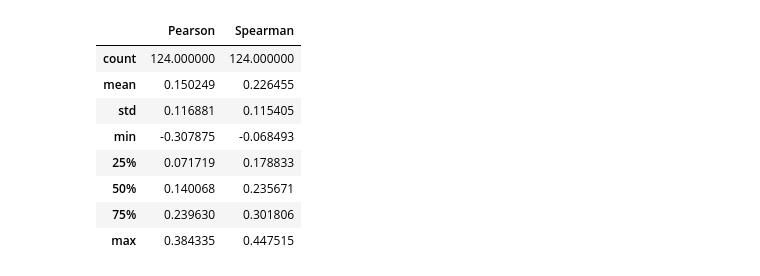
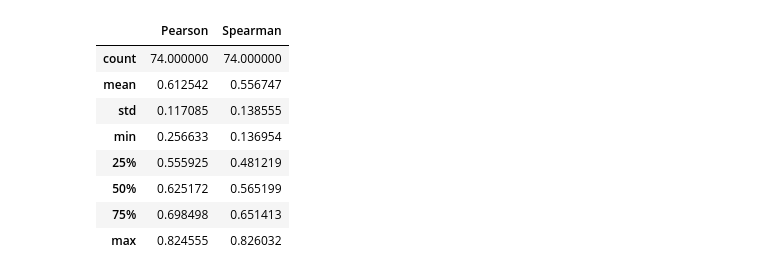
Before and after one commit to kamiseko/factor-test, a Jupyter notebook: OLS to test factor script.ipynb, the cells around one changed output. Cells and saved outputs as stored; diff of their text form; code cells hidden in the pictures.

```diff
--- a/OLS to test factor script.ipynb
+++ b/OLS to test factor script.ipynb
@@ -67,0 +79,6 @@ filenameVOLUME = 'LZ_GPA_QUOTE_TVOLUME.csv'               # 成交量
+# %%
+#
+filenameAroon = 'Aroon_Allstocks.csv'
+filenameDDA20 = 'Own_Factor_DDA-20d.csv' # DDA二十天均值   2012-2016 Cum return 2.2(group0), - 0.6(group9) monotonicity: Perfect
+filenameIDIVOL = 'Own_Factor_Idiosyncratic_Volatility.csv' # 特异常波动率
+filenamePPO ='LZ_GPA_DERI_PPO.csv' #
@@ -68,8 +87,13 @@ filenameVOLUME = 'LZ_GPA_QUOTE_TVOLUME.csv'               # 成交量
 # %%
 # Constants
+# some useful parameters
+startTime =  datetime.strptime('20110101', '%Y%m%d')
+endTime = datetime.strptime('20170228', '%Y%m%d')
+
 path = ff.data_path
 timeStampNum = 2500
 thresholdNum = 0.2
-HSIndex='000300.SH'
+HSIndex='000300.SH' # HS300 index code
+ZZ500Index = '000905.SH' #   ZZ500 index code
 # %%
 # Several dictionaries for different sorts of factors
@@ -99,5 +130,5 @@ benchMarkData = pd.read_csv(path+filenameHS300,infer_datetime_format=True,parse_
 # %%
-LFCAPDF = np.log(ff.getData(filenameFCAP, timeStampNum, thresholdNum))
+LFCAPDF = np.log10(ff.getData(filenameFCAP, thresholdNum, startTime , endTime))
 # %%
 endOfMonthList = ff.getLastDayOfMonth(LFCAPDF.index)[1]
 # %%
@@ -201,15 +309,16 @@ dtype: bool
 # %%
-turnOver = pd.read_csv(path+filenameTURNOVER1M,infer_datetime_format=True,parse_dates=[0],index_col=0)[-timeStampNum-1:-5]
-illq = pd.read_csv(path+filenameRV1Y,infer_datetime_format=True,parse_dates=[0],index_col=0)[-timeStampNum-1:-5]
+# calculate correlation between two factors
+turnOver = pd.read_csv(path+filenameMOM1M,infer_datetime_format=True,parse_dates=[0],index_col=0).loc[startTime:endTime]
+illq = pd.read_csv(path+filenamePPO,infer_datetime_format=True,parse_dates=[0],index_col=0).loc[startTime:endTime]
 correlationDF = ff.showCorrelation(turnOver,illq, endOfMonthList, filterdic = None).astype(float)
 correlationDF.describe()
 # %% [output]
 |  | Pearson | Spearman |
-| count | 124.000000 | 124.000000 |
-| mean | 0.150249 | 0.226455 |
-| std | 0.116881 | 0.115405 |
-| min | -0.307875 | -0.068493 |
-| 25% | 0.071719 | 0.178833 |
-| 50% | 0.140068 | 0.235671 |
-| 75% | 0.239630 | 0.301806 |
-| max | 0.384335 | 0.447515 |
+| count | 74.000000 | 74.000000 |
+| mean | 0.612542 | 0.556747 |
+| std | 0.117085 | 0.138555 |
+| min | 0.256633 | 0.136954 |
+| 25% | 0.555925 | 0.481219 |
+| 50% | 0.625172 | 0.565199 |
+| 75% | 0.698498 | 0.651413 |
+| max | 0.824555 | 0.826032 |
```
Also changed, not shown: parts of 31 cells of this notebook, 5 other files.
